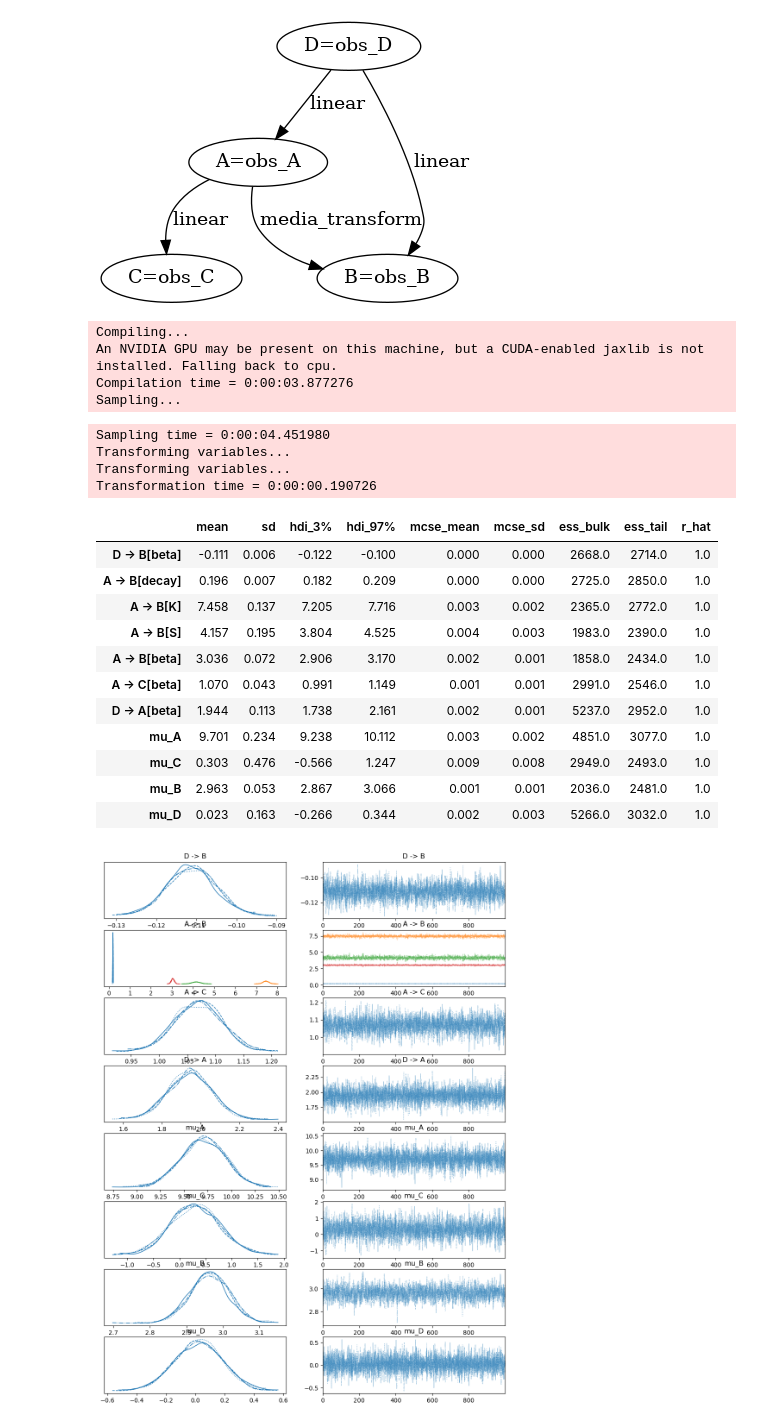
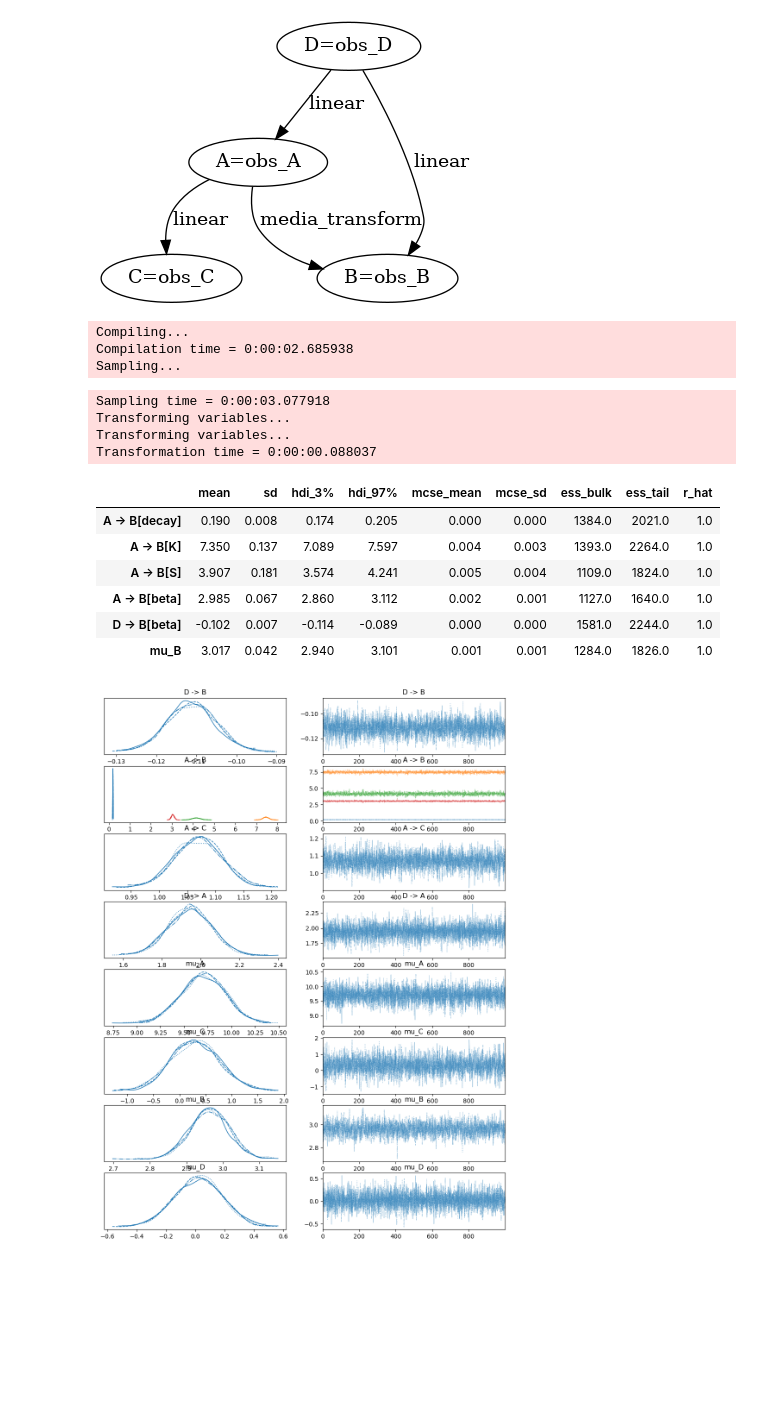
Before and after one commit to redam94/dag_api, a Jupyter notebook: notebooks/load_pydantic.ipynb, the cells around one changed output. Cells and saved outputs as stored; diff of their text form; code cells hidden in the pictures; blank space fills up the shorter version.

```diff
--- a/notebooks/load_pydantic.ipynb
+++ b/notebooks/load_pydantic.ipynb
@@ -15,7 +12,7 @@ WARNING (pytensor.tensor.blas): Using NumPy C-API based implementation for BLAS
 linear = Linear()
 hill = Hill()
 geometric_adstock = GeometricAdstock(normalize=True, l_max=12)
-media_transform = (geometric_adstock+hill+linear)
+media_transform = (geometric_adstock | hill | linear)
 media_transform.op_name = 'media_transform'
 # %%
 test_conv = np.zeros(24)
@@ -37,15 +34,17 @@ plt.plot(media_transform(test_conv, .2, 5, 2, 10).eval())
 sample_size = 152
 causes = {"A": [dict(name="B", op=media_transform, prior_constraint=['zero_one', 'positive', 'positive', None]), dict(name="C")],
           "D": [dict(name="B"), dict(name="A")]}
-my_dag = dag_from_causes_dict(causes)
+my_dag = DAG.dag_from_causes_dict(causes)
 
 D = np.random.normal(0, 2, size=sample_size)
 A = np.abs(10.0 + 2*D + np.random.normal(0, 3, size=sample_size))
 C = 1.0 + 1*A + np.random.normal(0, 3, size=sample_size)
 B = 3.0 + 3*hill(np.convolve(A, np.array([.2**t for t in range(12)])/sum([.2**t for t in range(12)]), mode='full')[:len(A)], 6, 4) - .1*D + np.random.normal(0, .1, size=sample_size)
+for node in my_dag.nodes:
+    if node.name in ["B"]:
+        node.observed = True
 
-sub_dag = dag_from_causes_dict({"D": causes["D"]})
-my_dag_model = model_from_dag(my_dag, observations={'A': A, "B": B, "C": C, "D": D})
+my_dag_model = my_dag.model_from_dag(observations={'A': A, "B": B, "C": C, "D": D})
 pm.model_to_graphviz(my_dag_model)
 # %% [output]
 [drawing not drawn]
@@ -54,32 +53,25 @@ Image(my_dag.graph)
 # %% [output]
 [figure]
 # %%
-with my_dag_model:
-    trace = pm.sample(1000, tune=1500, target_accept=.9, cores=4, nuts_sampler="numpyro")
+my_dag.sample(1000, tune=1500, target_accept=.9, cores=4, nuts_sampler="numpyro")
 # %% [output]
 Compiling...
-An NVIDIA GPU may be present on this machine, but a CUDA-enabled jaxlib is not installed. Falling back to cpu.
-Compilation time = 0:00:03.877276
+Compilation time = 0:00:02.685938
 Sampling...
-Sampling time = 0:00:04.451980
+Sampling time = 0:00:03.077918
 Transforming variables...
 Transforming variables...
-Transformation time = 0:00:00.190726
+Transformation time = 0:00:00.088037
-# %%
-pm.summary(trace, var_names=[f"{edge}" for edge in my_dag.edges]+[f'mu_{node.name}' for node in my_dag.nodes])
-# %% [output]
-|  | mean | sd | hdi_3% | hdi_97% | mcse_mean | mcse_sd | ess_bulk | ess_tail | r_hat |
-| D -> B[beta] | -0.111 | 0.006 | -0.122 | -0.100 | 0.000 | 0.000 | 2668.0 | 2714.0 | 1.0 |
-| A -> B[decay] | 0.196 | 0.007 | 0.182 | 0.209 | 0.000 | 0.000 | 2725.0 | 2850.0 | 1.0 |
-| A -> B[K] | 7.458 | 0.137 | 7.205 | 7.716 | 0.003 | 0.002 | 2365.0 | 2772.0 | 1.0 |
-| A -> B[S] | 4.157 | 0.195 | 3.804 | 4.525 | 0.004 | 0.003 | 1983.0 | 2390.0 | 1.0 |
-| A -> B[beta] | 3.036 | 0.072 | 2.906 | 3.170 | 0.002 | 0.001 | 1858.0 | 2434.0 | 1.0 |
-| A -> C[beta] | 1.070 | 0.043 | 0.991 | 1.149 | 0.001 | 0.001 | 2991.0 | 2546.0 | 1.0 |
-| D -> A[beta] | 1.944 | 0.113 | 1.738 | 2.161 | 0.002 | 0.001 | 5237.0 | 2952.0 | 1.0 |
-| mu_A | 9.701 | 0.234 | 9.238 | 10.112 | 0.003 | 0.002 | 4851.0 | 3077.0 | 1.0 |
-| mu_C | 0.303 | 0.476 | -0.566 | 1.247 | 0.009 | 0.008 | 2949.0 | 2493.0 | 1.0 |
-| mu_B | 2.963 | 0.053 | 2.867 | 3.066 | 0.001 | 0.001 | 2036.0 | 2481.0 | 1.0 |
-| mu_D | 0.023 | 0.163 | -0.266 | 0.344 | 0.002 | 0.003 | 5266.0 | 3032.0 | 1.0 |
+# %%
+my_dag.summary()
+# %% [output]
+|  | mean | sd | hdi_3% | hdi_97% | mcse_mean | mcse_sd | ess_bulk | ess_tail | r_hat |
+| A -> B[decay] | 0.190 | 0.008 | 0.174 | 0.205 | 0.000 | 0.000 | 1384.0 | 2021.0 | 1.0 |
+| A -> B[K] | 7.350 | 0.137 | 7.089 | 7.597 | 0.004 | 0.003 | 1393.0 | 2264.0 | 1.0 |
+| A -> B[S] | 3.907 | 0.181 | 3.574 | 4.241 | 0.005 | 0.004 | 1109.0 | 1824.0 | 1.0 |
+| A -> B[beta] | 2.985 | 0.067 | 2.860 | 3.112 | 0.002 | 0.001 | 1127.0 | 1640.0 | 1.0 |
+| D -> B[beta] | -0.102 | 0.007 | -0.114 | -0.089 | 0.000 | 0.000 | 1581.0 | 2244.0 | 1.0 |
+| mu_B | 3.017 | 0.042 | 2.940 | 3.101 | 0.001 | 0.001 | 1284.0 | 1826.0 | 1.0 |
 # %%
 pm.plot_trace(trace, var_names=[f"{edge}" for edge in my_dag.edges]+[f'mu_{node.name}' for node in my_dag.nodes]);
 # %% [output]
```
Also changed, not shown: parts of 1 cell of this notebook, 2 other files.
